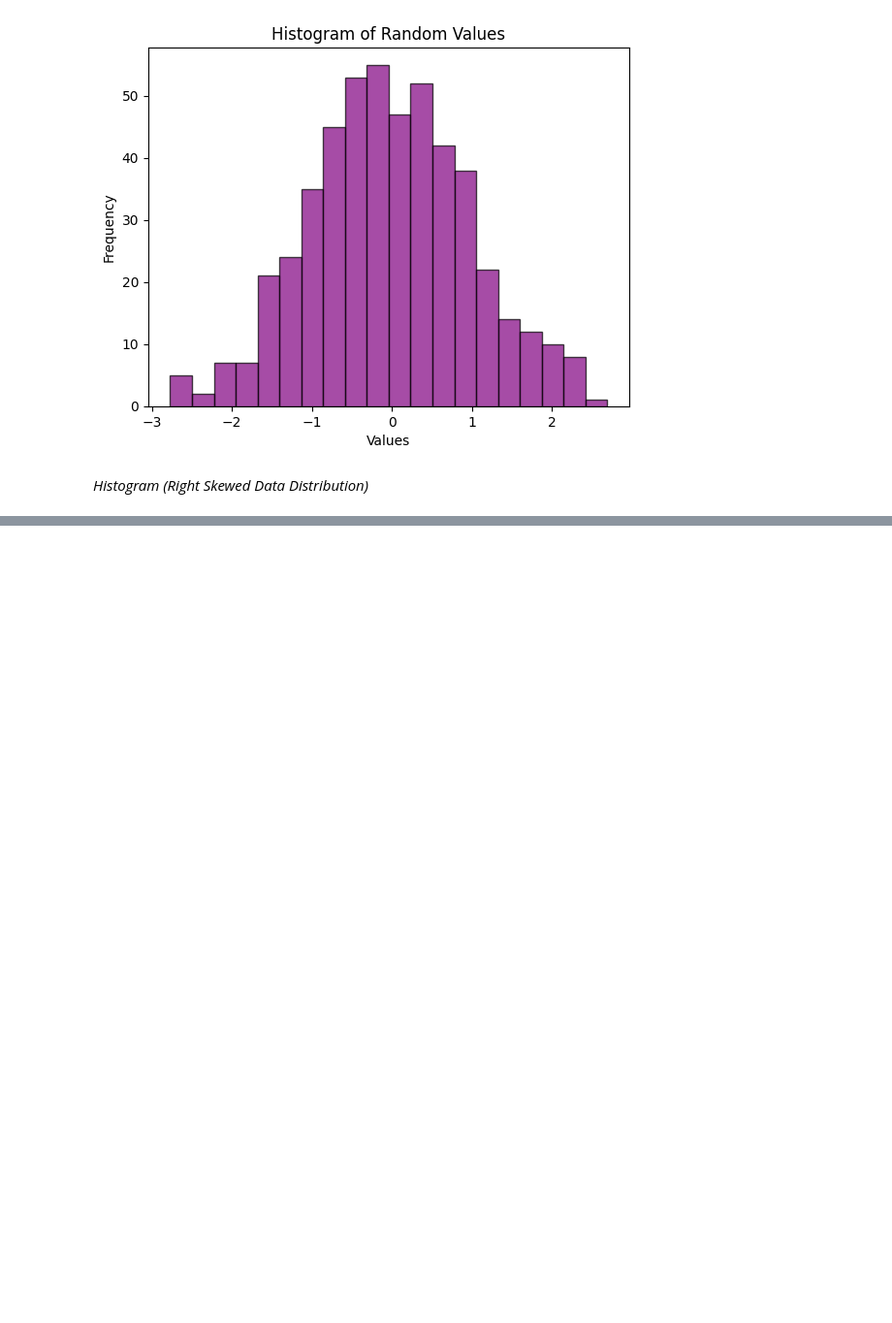
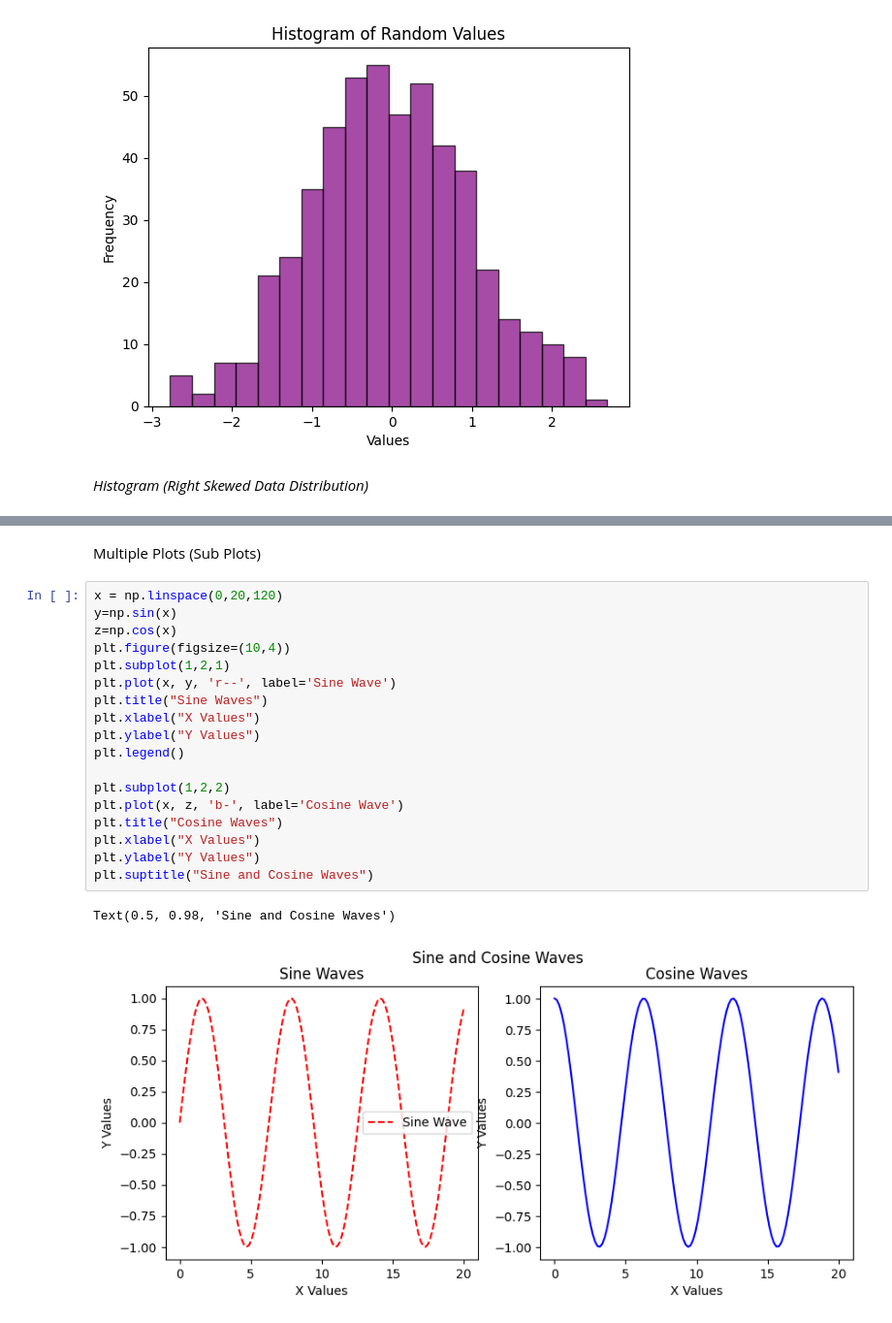
Before and after one commit to Foysalmeazi/Matplotlib, a Jupyter notebook: matplotlibBasics.ipynb, the cells around one changed output, grey strips where cells are left out. Shown at 97% size. Saved outputs shown, nothing was run; the diff lists cells and outputs as text; blank space fills up the shorter version.

```diff
--- a/matplotlibBasics.ipynb
+++ b/matplotlibBasics.ipynb
@@ -117,0 +131,23 @@ plt.show()
+# %% [markdown]
+Multiple Plots (Sub Plots)
+# %%
+x = np.linspace(0,20,120)
+y=np.sin(x)
+z=np.cos(x)
+plt.figure(figsize=(10,4))
+plt.subplot(1,2,1)
+plt.plot(x, y, 'r--', label='Sine Wave')
+plt.title("Sine Waves")
+plt.xlabel("X Values")
+plt.ylabel("Y Values")
+plt.legend()
+
+plt.subplot(1,2,2)
+plt.plot(x, z, 'b-', label='Cosine Wave')
+plt.title("Cosine Waves")
+plt.xlabel("X Values")
+plt.ylabel("Y Values")
+plt.suptitle("Sine and Cosine Waves")
+# %% [output]
+Text(0.5, 0.98, 'Sine and Cosine Waves')
+[figure, added]
```
Also changed, not shown: parts of 6 cells of this notebook.
